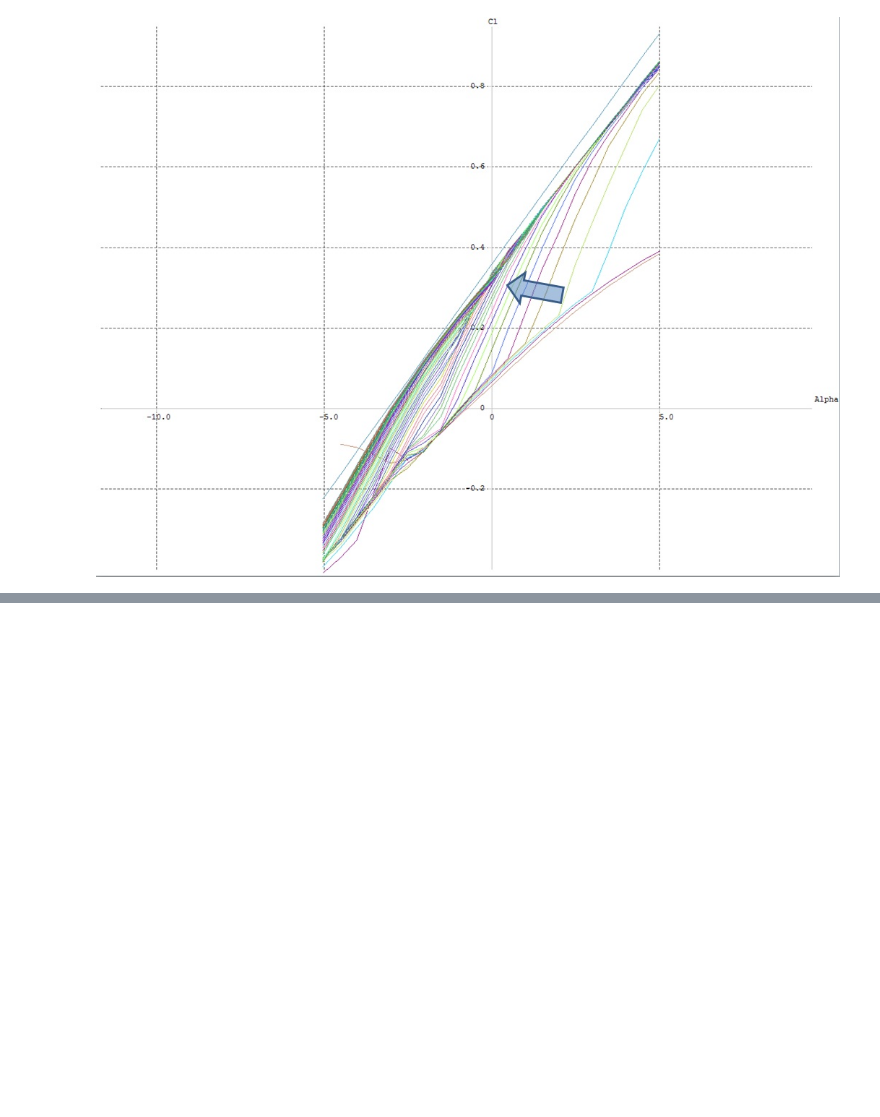
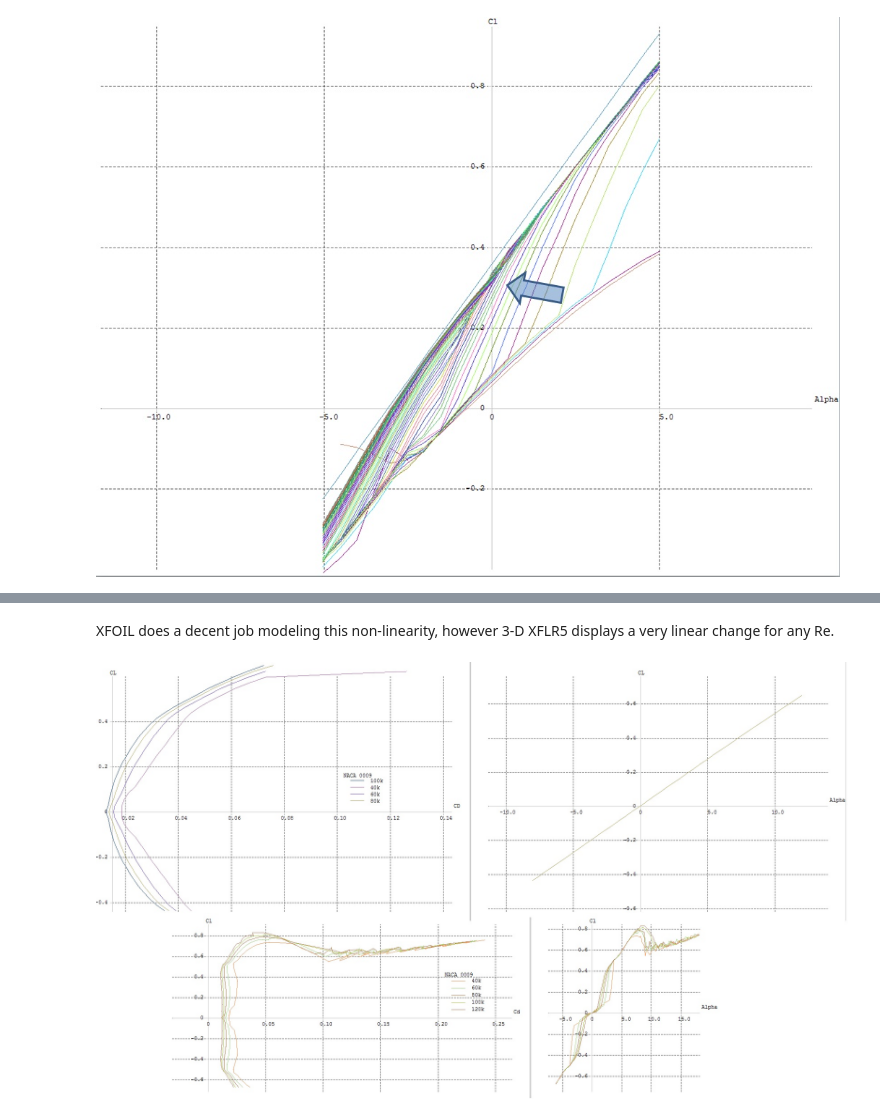
Before and after one commit to LTChaseJohnson/MAE6226, a Jupyter notebook: final project.ipynb, the cells around one changed output, grey strips where cells are left out. Cells and saved outputs as stored; diff of their text form; code cells hidden in the pictures; blank space fills up the shorter version.

```diff
--- a/final project.ipynb
+++ b/final project.ipynb
@@ -294,0 +310,7 @@ Image(filename='C:/Users/chasevjohnson/Dropbox/Graduate_School/AeroDynamics/s900
+# %% [markdown]
+XFOIL does a decent job modeling this non-linearity, however 3-D XFLR5 displays a very linear change for any Re.
+# %%
+from IPython.core.display import Image
+Image(filename='C:/Users/chasevjohnson/Dropbox/Graduate_School/AeroDynamics/n0009xlfr.jpg')
+# %% [output]
+[figure, added]
```
Also changed, not shown: parts of 17 cells of this notebook.
